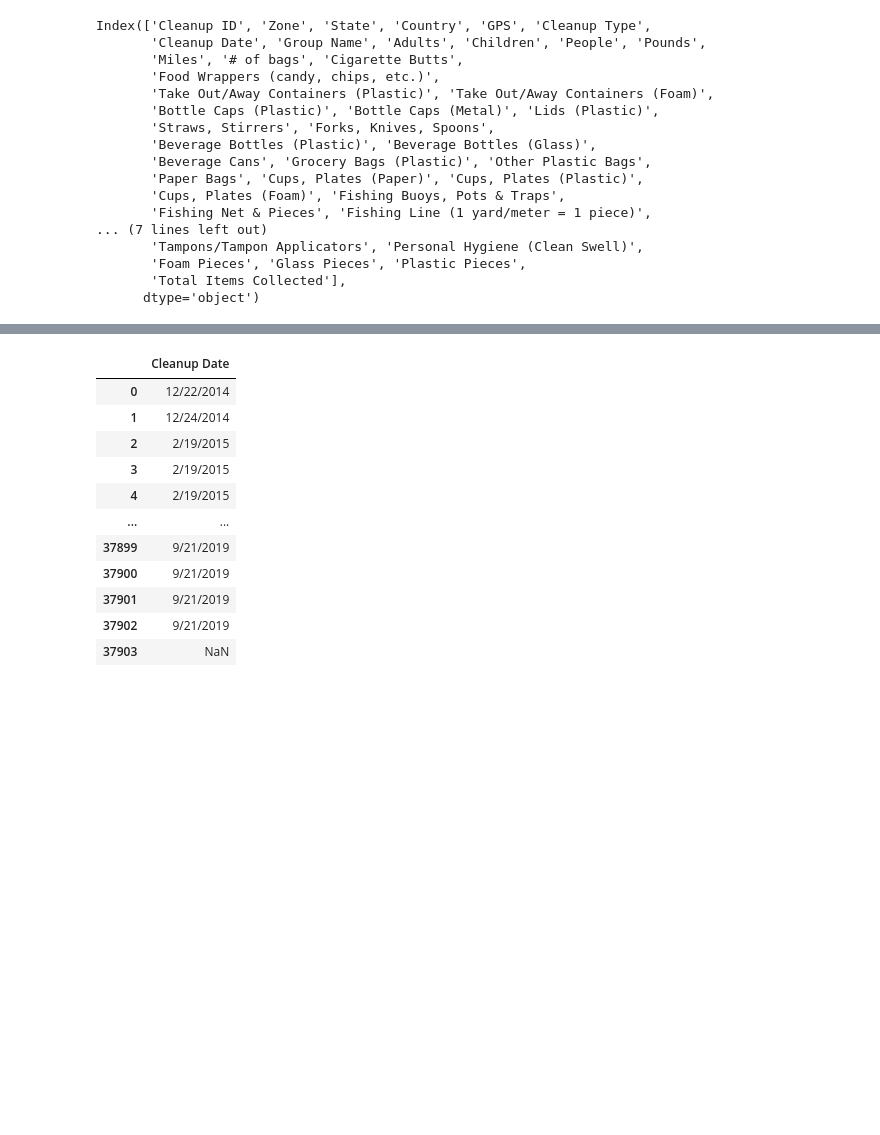
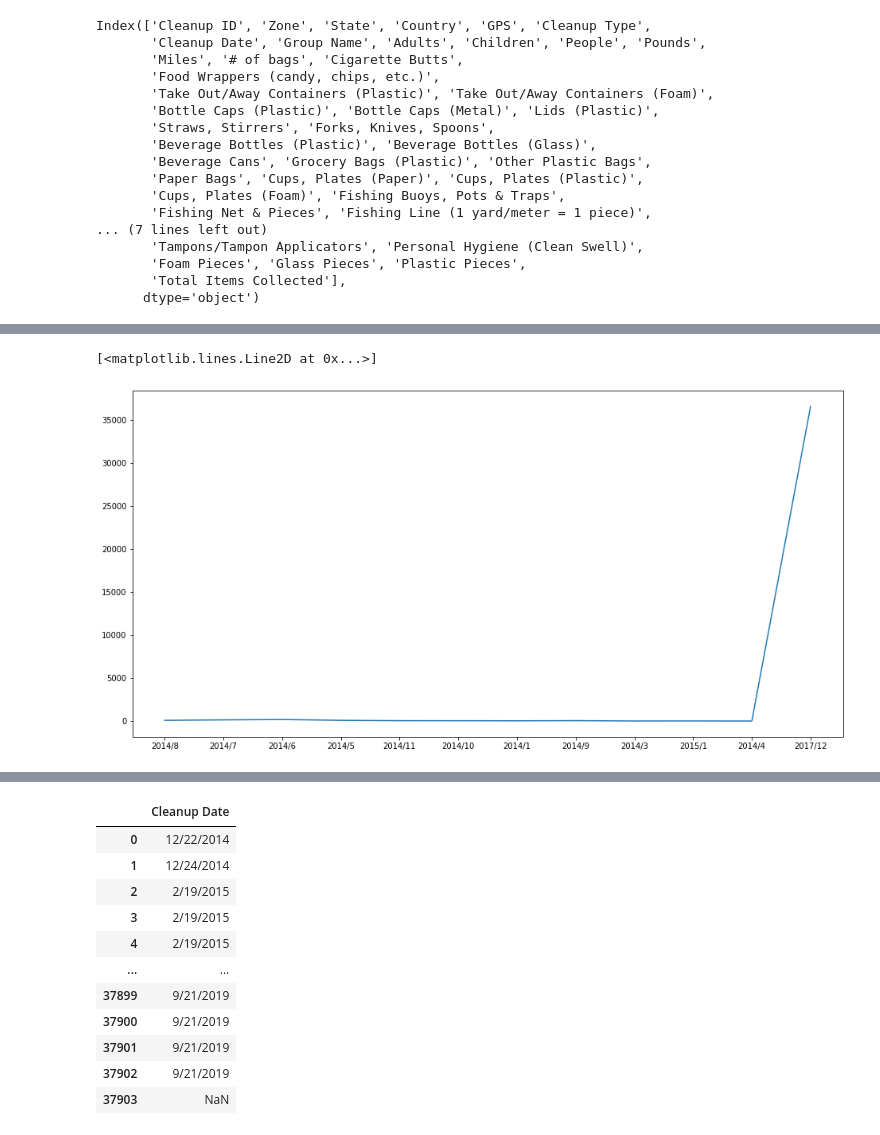
Before and after one commit to privat33r/dc20075-ocean, a Jupyter notebook: ocean-cleanup.ipynb, the cells around one changed output, grey strips where cells are left out. Saved outputs shown, nothing was run; the diff lists cells and outputs as text; code cells hidden in the pictures; blank space fills up the shorter version.

```diff
--- a/ocean-cleanup.ipynb
+++ b/ocean-cleanup.ipynb
@@ -42,0 +91,10 @@ Index(['Cleanup ID', 'Zone', 'State', 'Country', 'GPS', 'Cleanup Type',
+# %%
+v = list(poundsMonths.values())
+k = list(poundsMonths.keys())
+
+
+plt.figure(figsize=(16, 8))
+plt.plot(k[36:48],v[36:48])
+# %% [output]
+[<matplotlib.lines.Line2D at 0x...>]
+[figure, added]
```
Also changed, not shown: parts of 10 cells of this notebook.
